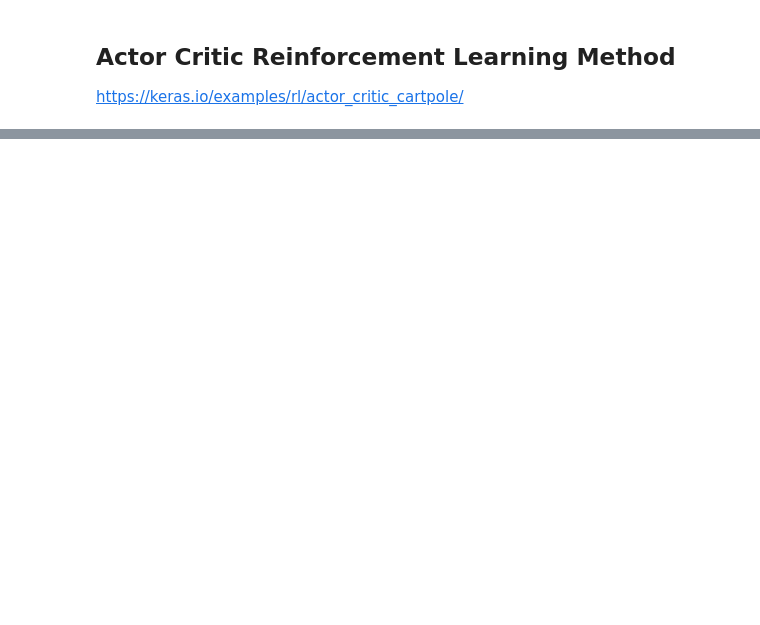
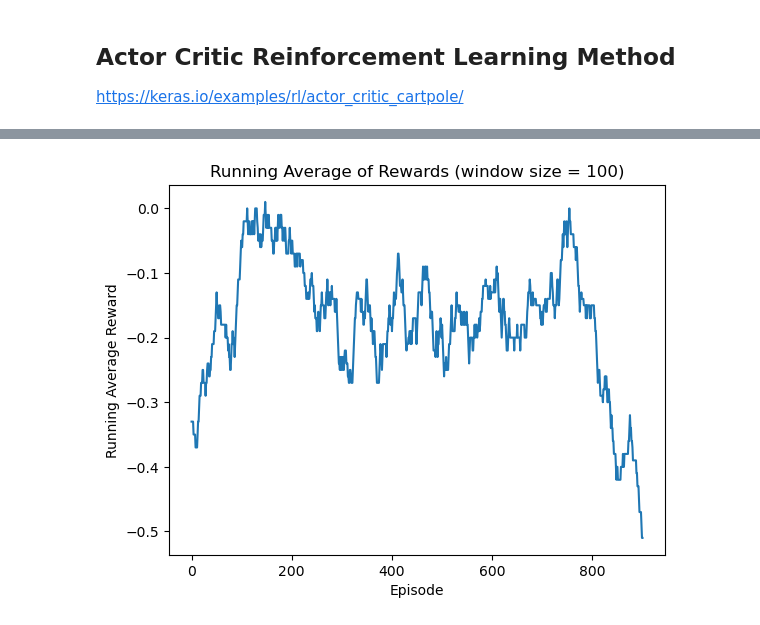
Before and after one commit to Clarissa-N/Project-4-AI-Blackjack, a Jupyter notebook: Blackjack/blackjack_ac_rl.ipynb, the cells around one changed output, grey strips where cells are left out. Saved outputs shown, nothing was run; the diff lists cells and outputs as text; code cells hidden in the pictures; blank space fills up the shorter version.

Commit message:
Updated model nodes and plots

```diff
--- a/Blackjack/blackjack_ac_rl.ipynb
+++ b/Blackjack/blackjack_ac_rl.ipynb
@@ -8,6 +8,9 @@ import tensorflow as tf
 from keras import layers
 import numpy as np
 from blackjack_env import BlackjackEnv
+import matplotlib.pyplot as plt
+import pandas as pd
+import random
 
 # Custom blackjack environment
 env = BlackjackEnv()
@@ -16,6 +19,13 @@ env = BlackjackEnv()
 gamma = 0.99  # Discount factor for past rewards
 num_inputs = 2 # Player hand value, Dealer's visible card
 num_actions = 2 # Hit or stay
-num_hidden = 128
+num_hidden1 = 128 # 256
+num_hidden2 = 128
+
+# Set random seed
+seed_value = 42
+np.random.seed(seed_value)
+random.seed(seed_value)
+tf.random.set_seed(seed_value)
 # %%
 # Define the Actor-Critic Model
@@ -32,9 +51,13 @@ huber_loss = keras.losses.Huber()
 # Training Loop
 running_reward = 0
 episode_count = 0
+episode_rewards = [] # Track rewards for each episode
 
 MAX_HANDS = 1000 # Stops after 1,000 episodes
+
 epsilon = 0.1 # Exploration factor
+epsilon_min = 0.01
+epsilon_decay = 0.95 # 0.995, 0.99, 0.95
 
 # Track actor and critic losses
 actor_losses_history = []
@@ -51,9 +74,12 @@ for hand_count in range(MAX_HANDS):
             state_tensor = tf.expand_dims(state_tensor, 0)
 
             # Predict action probabilities and estimated future rewards
-            # from environment state
             action_probs, critic_value = model(state_tensor)
             critic_value_history.append(critic_value[0, 0])
+
+            # Epsilon decay
+            if epsilon > epsilon_min:
+                epsilon *= epsilon_decay
 
             # Epsilon-greedy action selection
             if np.random.rand() < epsilon:
@@ -66,7 +92,7 @@ for hand_count in range(MAX_HANDS):
             action_probs_history.append(tf.math.log(action_probs[0, action]))
 
             # Apply the action in Blackjack
-            state, reward, done = env.step(action)
+            state, reward, done, player_value, dealer_value = env.step(action)
             rewards_history.append(reward)
             episode_reward += reward
 
@@ -112,13 +138,16 @@ for hand_count in range(MAX_HANDS):
     actor_losses_history.append(np.mean(actor_losses))
     critic_losses_history.append(np.mean(critic_losses))
 
+    # Store rewards
+    episode_rewards.append(episode_reward)
+
     # Track performance
     running_reward += episode_reward
     #running_reward = 0.05 * episode_reward + (1 - 0.05) * running_reward # Higher value - model reacts faster to changes / Lower value - smoother trend but slower to update
     episode_count += 1
 
-    if episode_count % 50 == 0 or episode_count == 1:
-        print(f"Episode {hand_count + 1}: Running Reward: {running_reward / episode_count:.2f}")
+    if episode_count % 100 == 0 or episode_count == 1:
+        print(f"Episode {hand_count + 1}: Episode Reward: {episode_reward:.2f}, Running Reward: {running_reward / episode_count:.2f}, Player Value: {player_value}, Dealer Value: {dealer_value}")
 
     if running_reward / episode_count > 5:  # Stop when the AI consistently wins
         print(f"Solved in {hand_count + 1} episodes!")
@@ -130,4 +159,7 @@ average_critic_loss = np.mean(critic_losses_history)
 
 print(f"Average Actor Loss: {average_actor_loss:.4f}")
 print(f"Average Critic Loss: {average_critic_loss:.4f}")
+
+average_reward = np.mean(episode_rewards)
+print(f"Average Reward after {episode_count} episodes: {average_reward:.2f}")
 # %% [output]
@@ -150,0 +180,11 @@ Average Critic Loss: 0.2976
+# %%
+# Average of rewards per episode
+window_size = 100
+running_avg_rewards = np.convolve(episode_rewards, np.ones(window_size)/window_size, mode='valid')
+plt.plot(running_avg_rewards)
+plt.xlabel('Episode')
+plt.ylabel('Running Average Reward')
+plt.title(f'Running Average of Rewards (window size = {window_size})')
+plt.show()
+# %% [output]
+[figure, added]
```
Also changed, not shown: parts of 6 cells of this notebook, 1 other file.
